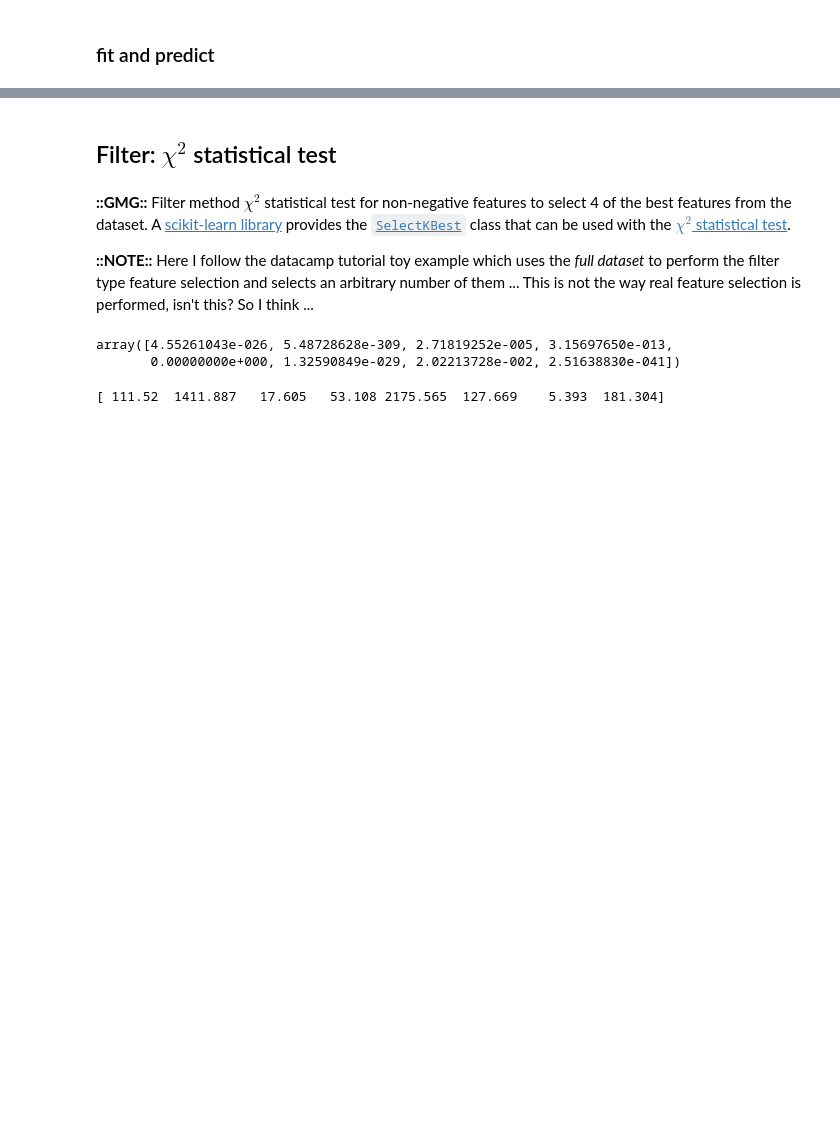
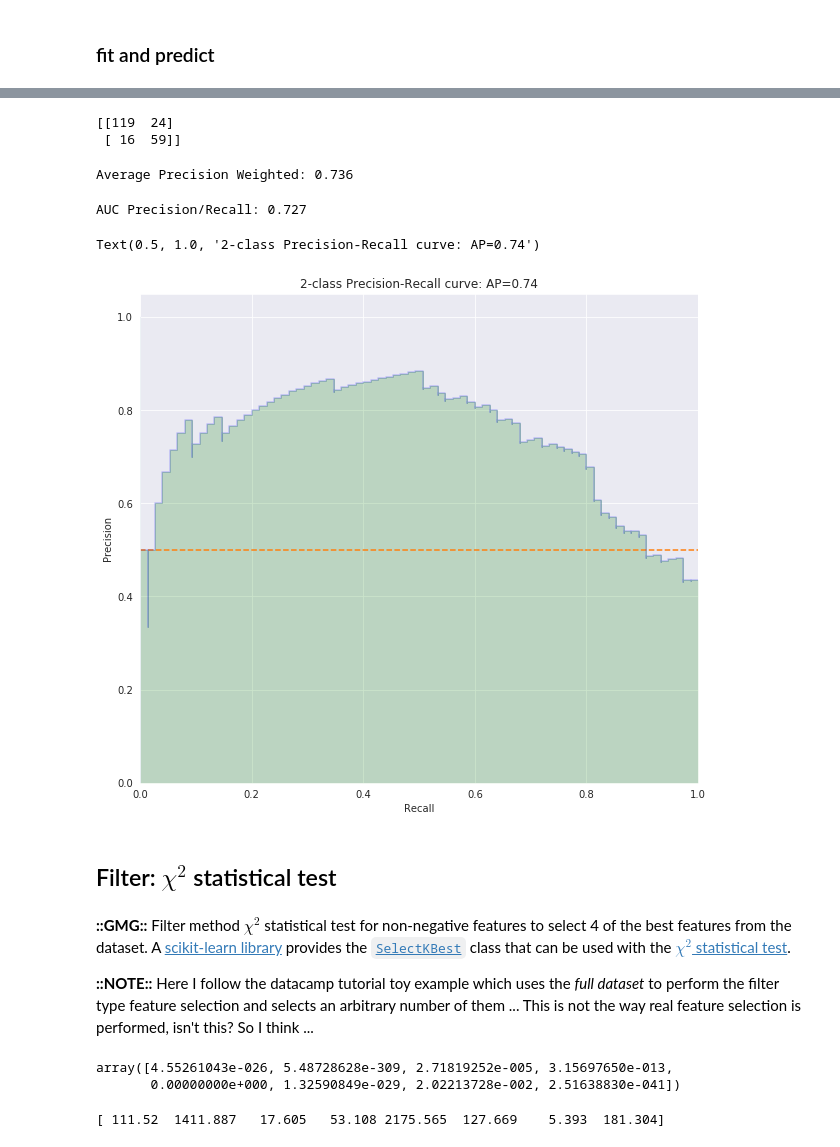
Before and after one commit to yerartdev/tfm-pb, a Jupyter notebook: poc-fs-filter-pima-indians-diabetes.ipynb, the cells around one changed output, grey strips where cells are left out. Saved outputs shown, nothing was run; the diff lists cells and outputs as text; code cells hidden in the pictures; blank space fills up the shorter version.

Commit message:
filter Method: redo and rerun baseline binary classification (balanced model, fit and predict, evaluation)

```diff
--- a/poc-fs-filter-pima-indians-diabetes.ipynb
+++ b/poc-fs-filter-pima-indians-diabetes.ipynb
@@ -676,0 +360,6 @@ weighted avg      0.725     0.734     0.725       218
+# %%
+#::GMG::Train the model
+# https://scikit-learn.org/stable/modules/generated/sklearn.linear_model.LogisticRegression.html#sklearn.linear_model.LogisticRegression.fit
+#
+# sample_weight : array-like, shape (n_samples,) optional
+lr_bm.fit(X = x_train, y = y_train)
@@ -677,3 +411,55 @@ weighted avg      0.725     0.734     0.725       218
+# %%
+#::GMG::Confusion Matrix
+cm_bm = confusion_matrix(y_true = y_test, y_pred = pred_bm)
+print(cm_bm)
+# %% [output]
+[[119  24]
+ [ 16  59]]
+# %%
+#::GMG::Predict probabilities instead of classes for the precision/recall curve
+probs_bm = lr_bm.predict_proba(X = x_test)
+prob_bm = probs_bm[:, 1]
+# %%
+#::GMG::average precision
+apc_bm = average_precision_score(y_true = y_test,
+                                 y_score = prob_bm,
+                                 pos_label = 1,
+                                 average = 'weighted')
+print('Average Precision Weighted: {:4.3f}'.format(apc_bm))
+# %% [output]
+Average Precision Weighted: 0.736
+# %%
+#::GMG::Precision-Recall Curve
+precision_bm, recall_bm, _ = precision_recall_curve(
+    y_true = y_test,
+    probas_pred = prob_bm,
+    pos_label = 1
+)
+# %%
+#::GMG::AUC (precision, recall)
+auc_pr_bm = auc(x = recall_bm, y = precision_bm)
+print('AUC Precision/Recall: {:4.3f}'.format(auc_pr_bm))
+# %% [output]
+AUC Precision/Recall: 0.727
+# %%
+#::GMG::Plot Recall-Precision Curve
+from inspect import signature
+step_kwargs = ({'step': 'post'}
+               if 'step' in signature(plt.fill_between).parameters
+               else {})
+plt.figure(figsize = (10,9))
+# plot no skill
+plt.plot([0, 1], [0.5, 0.5], linestyle='--', color = 'C1')
+plt.step(recall_bm, precision_bm, color='b', alpha=0.2, where='post')
+plt.fill_between(recall_bm, precision_bm, alpha=0.2, color='g', **step_kwargs)
+plt.xlabel('Recall')
+plt.ylabel('Precision')
+plt.ylim([0.0, 1.05])
+plt.xlim([0.0, 1.0])
+plt.title('2-class Precision-Recall curve: AP={0:0.2f}'.format(apc_bm))
+# %% [output]
+Text(0.5, 1.0, '2-class Precision-Recall curve: AP=0.74')
+[figure, added]
 # %% [markdown]
 ## Filter: $\chi^2$ statistical test
 # %% [markdown]
```
Also changed, not shown: parts of 61 cells of this notebook.
